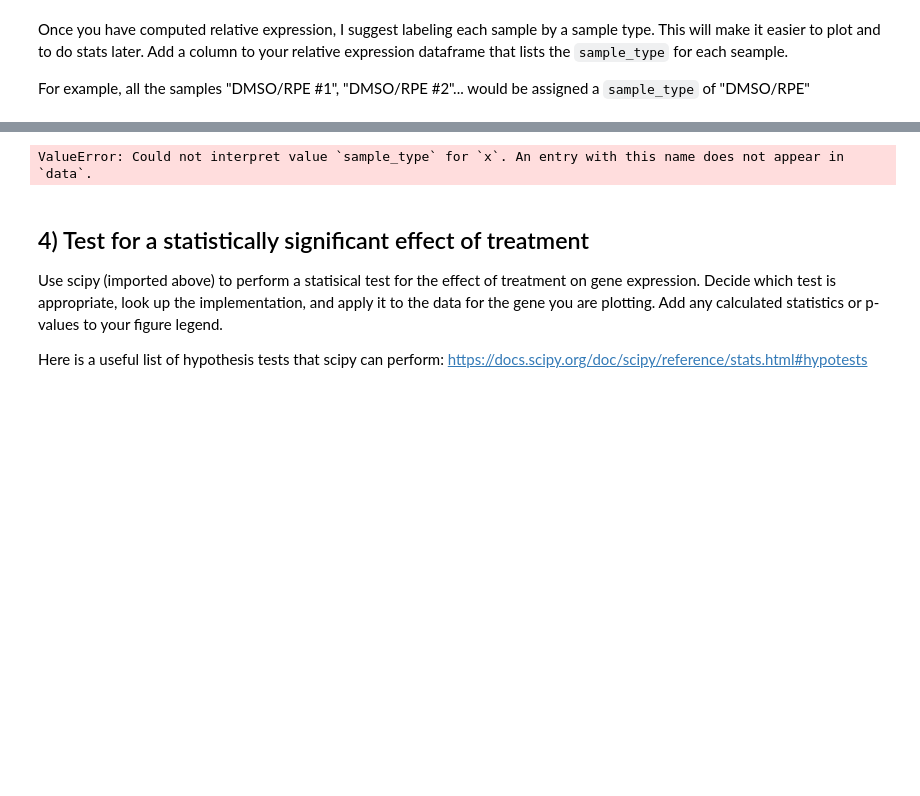
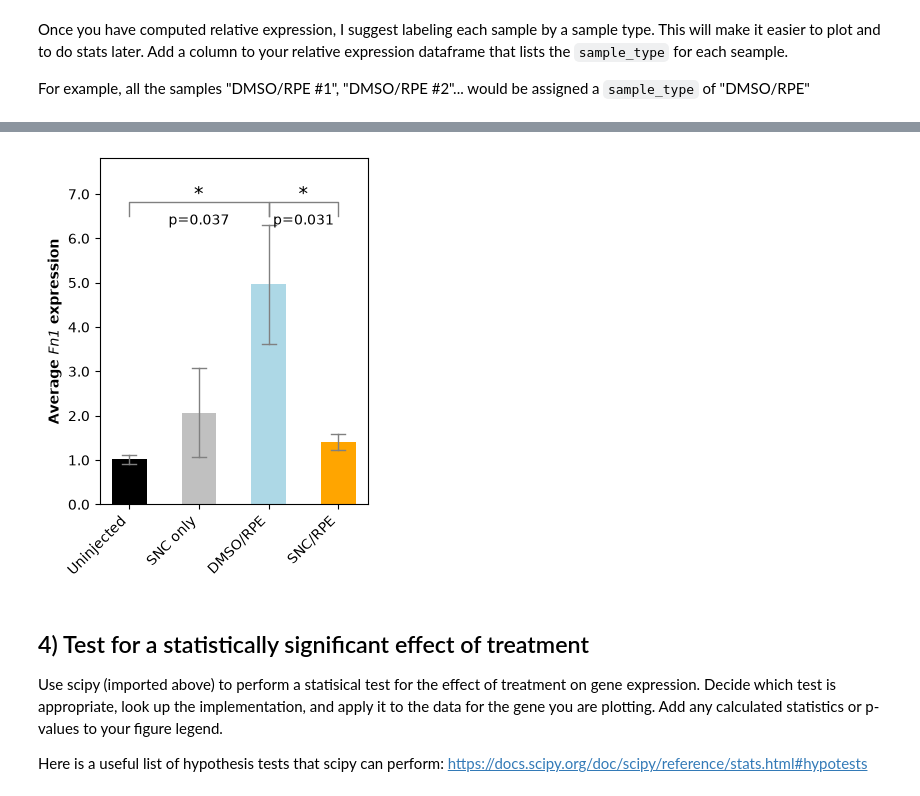
Before and after one commit to paulchung2013/ABIO558-Paul, a Jupyter notebook: miniproject_1_blank.ipynb, the cells around one changed output, grey strips where cells are left out. Drawn from its saved outputs; the diff is of its cells as text; code cells hidden in the pictures; blank space fills up the shorter version.

```diff
--- a/miniproject_1_blank.ipynb
+++ b/miniproject_1_blank.ipynb
@@ -124,10 +105,45 @@ https://journals.plos.org/plosone/article?id=10.1371/journal.pone.0243626
 
 ![image.png](attachment:5b69870a-d03b-4173-a35e-7052ad1d7a02.png)
 # %%
-order = ["Uninjected", "SNC only", "RPE/DMSO", "RPE/SNC"]
-ax = sns.barplot(data = rel_exp, x="sample_type", y='Fn1', order=order, hue="sample_type")
+summary_raw = rel_exp.groupby('sample_type')['Fn1'].agg(['mean', 'std', 'sem', 'count'])
+
+order = ["Uninjected", "SNC only", "DMSO/RPE", "SNC/RPE"]
+summary = summary_raw.reindex(order)
+color = {"Uninjected":'black', "SNC only":'silver', "DMSO/RPE":'lightblue', "SNC/RPE":'orange'}
+x = range(len(order))
+
+#bars & error bars
+fig, ax = plt.subplots(figsize=(3.5, 4.5))
+sns.barplot(data=rel_exp, x='sample_type', y='Fn1',
+            order=order, hue='sample_type', hue_order=order,
+            palette=color, legend=False, saturation=1,
+            errorbar='se', capsize=0.2, width=0.5, linewidth=1.2,
+            err_kws={'linewidth':1, 'color':'grey'}, ax=ax)
+
+#axes
+ax.set_xticks(list(x))
+ax.set_xticklabels(order, rotation=45, ha="right")
+ax.set_xlabel('')
+ax.set_ylabel('Average $\\it{Fn1}$ expression', fontweight='bold')
+ax.set_ylim(0, 9)
+ax.set_yticks(range(10))
+ax.yaxis.set_major_formatter('{x:.1f}')
+
+#p-value brackets
+def bracket(x1, x2, y, p):
+    ax.plot([x1, x1, x2, x2],[y - 0.3, y, y, y - 0.3], color = 'grey', lw=1)
+    ax.text((x1 + x2)/2, y+0.05, '*' if p < 0.05 else 'n.s.', ha = 'center', fontsize = 14)
+    ax.text((x1 + x2)/2, y-0.5, f'p={p:.3f}', ha='center', fontsize = 10)
+
+top = (summary['mean'] + summary['sem']).max()
+bracket(0, 2, top + 0.5, p1)
+bracket(2, 3, top + 0.5, p2)
+ax.set_ylim(0, top + 1.5)
+plt.tight_layout()
+
+#p-value for
 # %% [output]
-ValueError: Could not interpret value `sample_type` for `x`. An entry with this name does not appear in `data`.
+[figure, added]
 # %% [markdown]
 ## 4) Test for a statistically significant effect of treatment
 Use scipy (imported above) to perform a statisical test for the effect of treatment on gene expression. Decide which test is appropriate, look up the implementation, and apply it to the data for the gene you are plotting. Add any calculated statistics or p-values to your figure legend.
```
Also changed, not shown: parts of 2 cells of this notebook.
